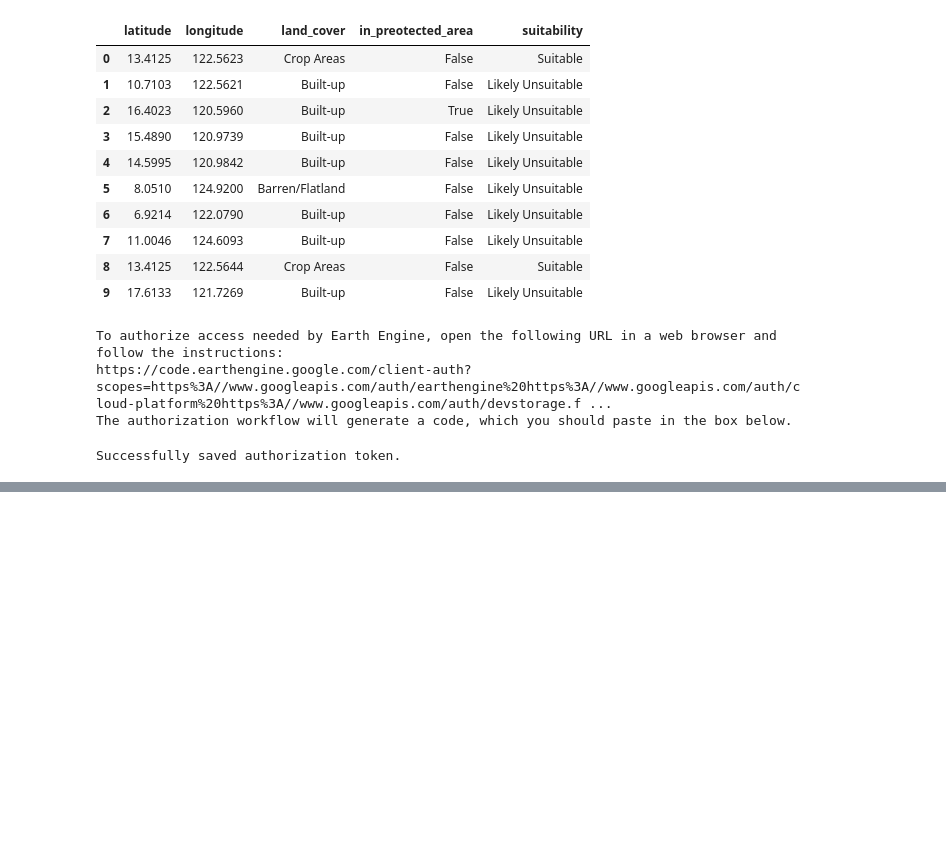
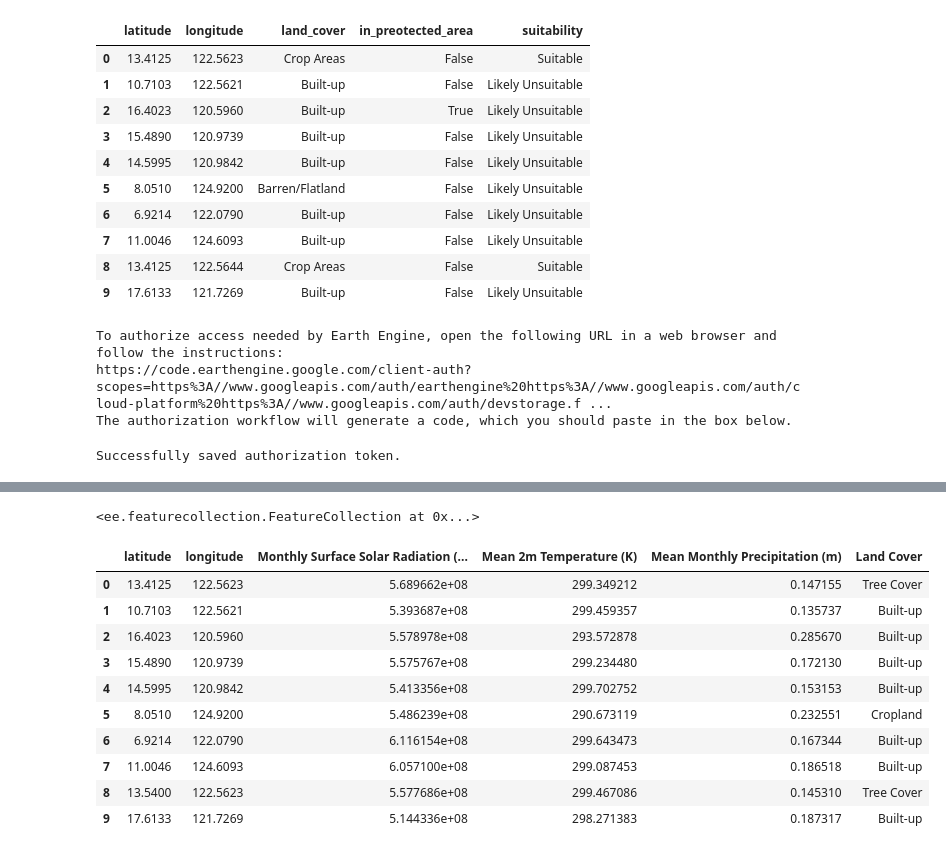
Before and after one commit to cayasryan/MicropowerSolarSuitability, a Jupyter notebook: 03_modeling/inference_test.ipynb, the cells around one changed output, grey strips where cells are left out. Cells and saved outputs as stored; diff of their text form; code cells hidden in the pictures; blank space fills up the shorter version.

```diff
--- a/03_modeling/inference_test.ipynb
+++ b/03_modeling/inference_test.ipynb
@@ -241,0 +285,63 @@ RuntimeError: Tried to instantiate class '__path__._path', but it does not exist
+# %%
+def df_to_fc(df):
+    features = [
+        ee.Feature(ee.Geometry.Point(row['longitude'], row['latitude']), {'id': idx})
+        for idx, row in df.iterrows()
+    ]
+    return ee.FeatureCollection(features)
+
+fc_points = df_to_fc(df)
+fc_points
+# %% [output]
+<ee.featurecollection.FeatureCollection at 0x...>
+# %%
+sampled = land_cover \
+    .addBands(solar.rename("solar")) \
+    .addBands(temp.rename("temp")) \
+    .addBands(precip.rename("precip")) \
+    .sampleRegions(collection=fc_points, scale=10, geometries=True)
+
+results = sampled.getInfo()
+
+extracted = []
+for f in results['features']:
+    props = f['properties']
+    extracted.append({
+        'id': props['id'],
+        'land_cover': props.get('Map'),  # land cover code
+        'Monthly Surface Solar Radiation (J/m²)': props.get('solar'), # Monthly Surface Solar Radiation (J/m²)
+        'Mean 2m Temperature (K)': props.get('temp'), # Mean 2m Temperature (K)
+        'Mean Monthly Precipitation (m)': props.get('precip'), # Mean Monthly Precipitation (m)
+    })
+
+df['id'] = df.index
+extracted = pd.DataFrame(extracted)
+
+# Merge the extracted data with the original DataFrame
+df_results = pd.merge(df, extracted, on='id', how='left')
+# Drop the 'id' column
+df_results = df_results.drop(columns=['id'])
+
+# Decoding land cover codes
+land_labels = {
+    10: "Tree Cover", 20: "Shrubland", 30: "Grassland", 40: "Cropland",
+    50: "Built-up", 60: "Bare/Sparse Veg", 70: "Snow/Ice", 80: "Water",
+    90: "Wetlands", 95: "Mangroves", 100: "Moss & Lichen"
+}
+
+df_results['Land Cover'] = df_results['land_cover'].map(land_labels)
+# drop land cover code
+df_results = df_results.drop(columns=['land_cover'])
+df_results
+# %% [output]
+|  | latitude | longitude | Monthly Surface Solar Radiation (... | Mean 2m Temperature (K) | Mean Monthly Precipitation (m) | Land Cover |
+| 0 | 13.4125 | 122.5623 | 5.689662e+08 | 299.349212 | 0.147155 | Tree Cover |
+| 1 | 10.7103 | 122.5621 | 5.393687e+08 | 299.459357 | 0.135737 | Built-up |
+| 2 | 16.4023 | 120.5960 | 5.578978e+08 | 293.572878 | 0.285670 | Built-up |
+| 3 | 15.4890 | 120.9739 | 5.575767e+08 | 299.234480 | 0.172130 | Built-up |
+| 4 | 14.5995 | 120.9842 | 5.413356e+08 | 299.702752 | 0.153153 | Built-up |
+| 5 | 8.0510 | 124.9200 | 5.486239e+08 | 290.673119 | 0.232551 | Cropland |
+| 6 | 6.9214 | 122.0790 | 6.116154e+08 | 299.643473 | 0.167344 | Built-up |
+| 7 | 11.0046 | 124.6093 | 6.057100e+08 | 299.087453 | 0.186518 | Built-up |
+| 8 | 13.5400 | 122.5623 | 5.577686e+08 | 299.467086 | 0.145310 | Tree Cover |
+| 9 | 17.6133 | 121.7269 | 5.144336e+08 | 298.271383 | 0.187317 | Built-up |
```
Also changed, not shown: parts of 4 cells of this notebook, 1 other file.
